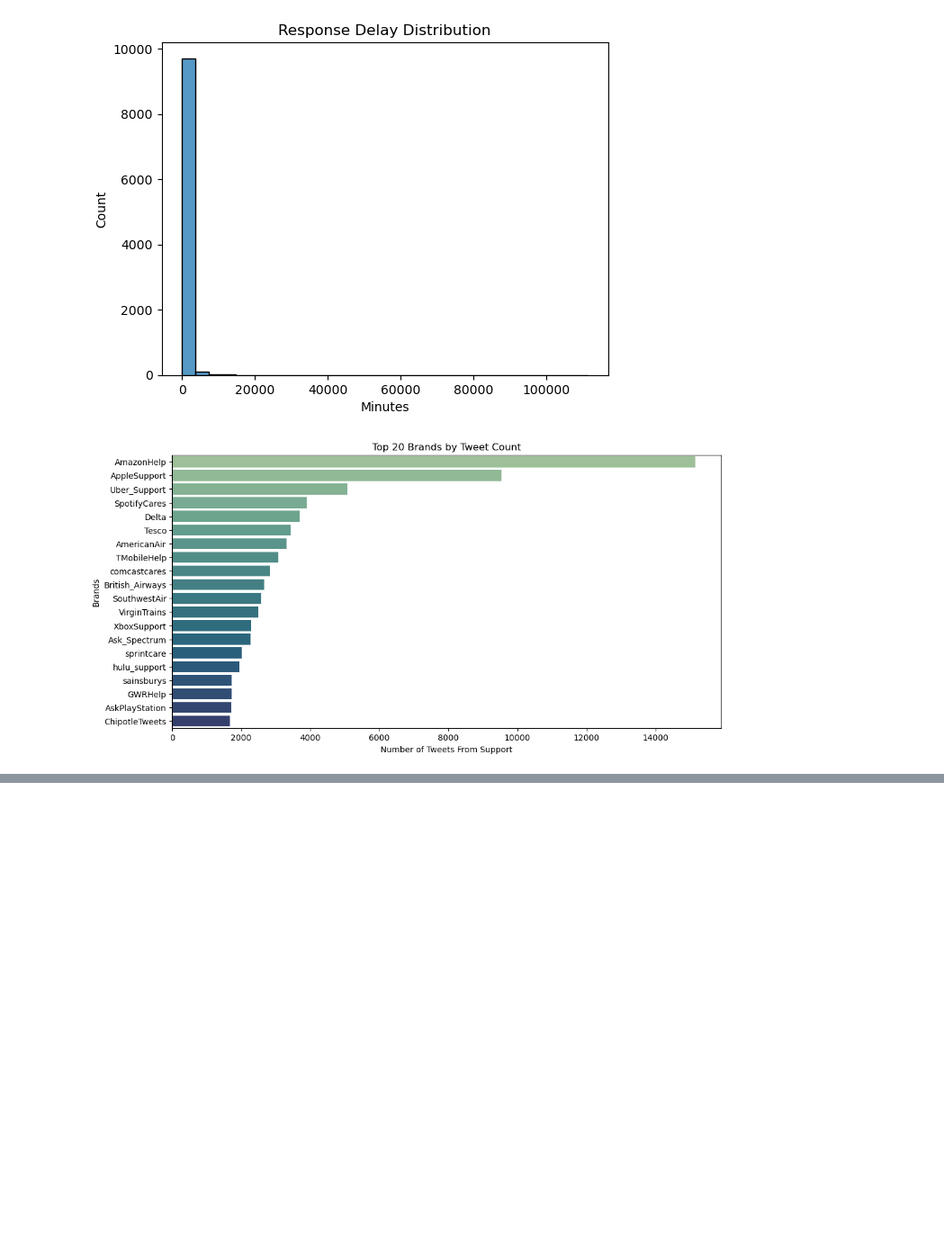
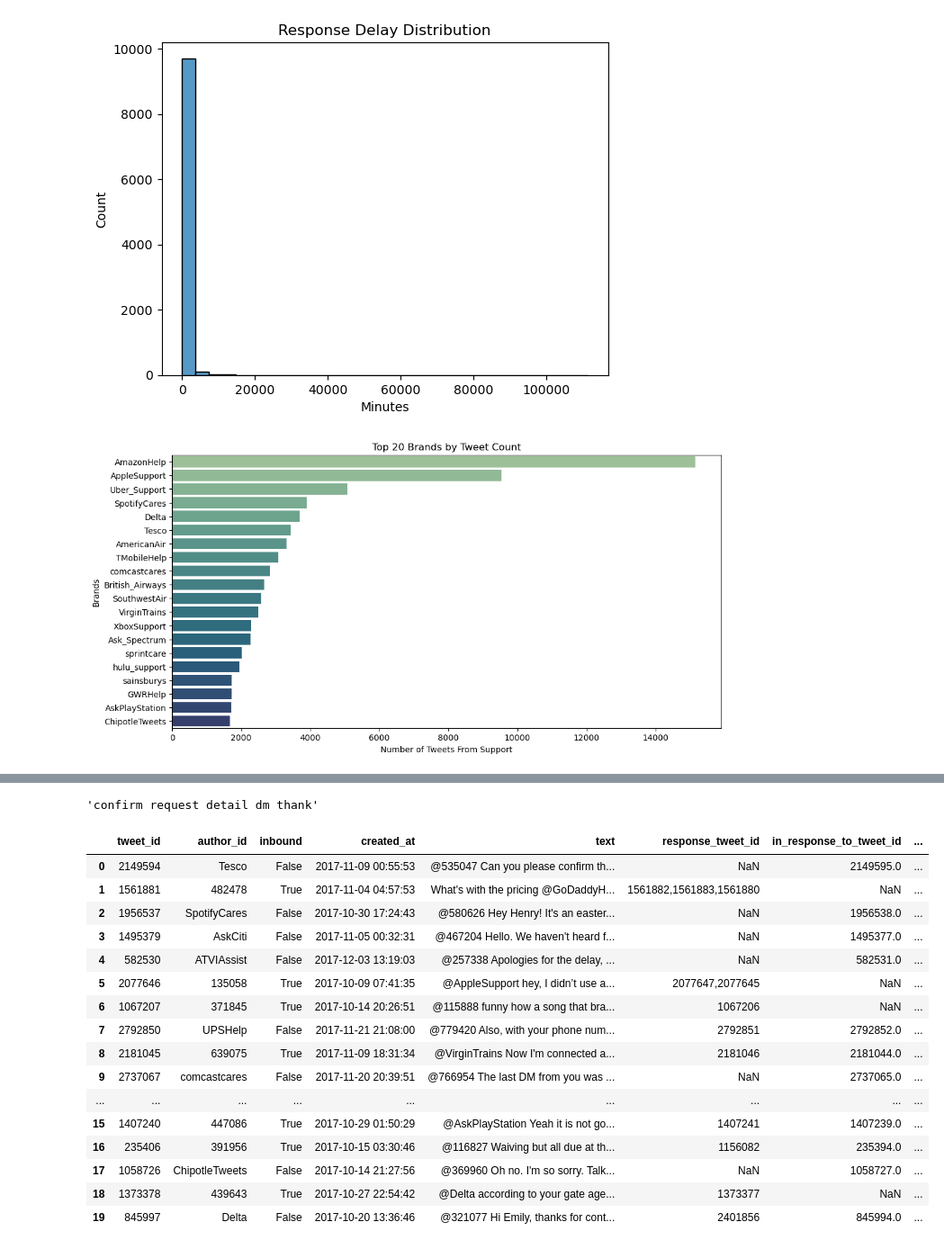
Before and after one commit to CamiloDS16/nlp-sentiment-analysis-X-csupport, a Jupyter notebook: notebooks/data-wrangling-cleaning.ipynb, the cells around one changed output, grey strips where cells are left out. Shown at 90% size. Saved outputs shown, nothing was run; the diff lists cells and outputs as text; code cells hidden in the pictures; blank space fills up the shorter version.

Commit message:
updated and fixed bugs in previous notebook. Added best lda model

```diff
--- a/notebooks/data-wrangling-cleaning.ipynb
+++ b/notebooks/data-wrangling-cleaning.ipynb
@@ -294,7 +293,6 @@ memory usage: 13.6+ MB
 nlp = spacy.load('en_core_web_sm')
 # %%
 # batch processing with spacy: advanced NLP preprocessing
-
 def batch_spacy_preprocessing(texts, batch_size=1000):
     """
     Process a batch of texts using SpaCy for NLP tasks such as lemmatization,
@@ -331,6 +329,6 @@ def batch_spacy_preprocessing(texts, batch_size=1000):
         return [], [], []
 
 # apply spacy batch processing
-texts = df['text'].astype(str).tolist()
+texts = df['cleaned_text'].astype(str).tolist()
 df['processed_text'], df['pos_tags'], df['dep_parse'] = batch_spacy_preprocessing(texts)
 # %% [output]
@@ -596,0 +630,40 @@ Initial Exploration - Best Number of Topics: 10, Coherence Score: 0.436496957152
+# %%
+# function to assing topic column to cleaned df
+def assign_topics(df, lda_model, dictionary, text_column='processed_text'):
+    """
+    Assigns the most probable topic to each document in the DataFrame using a trained LDA model.
+    Args:
+        df (pd.DataFrame): DataFrame containing the text data.
+        lda_model (LdaMulticore): Trained LDA model.
+        dictionary (Dictionary): Gensim dictionary used for the LDA model.
+        text_column (str): Name of the column in df containing the text data.
+    Returns:
+        pd.DataFrame: DataFrame with an additional 'topic' column.
+    """
+    def get_most_probable_topic(text):
+        try:
+            # Check for None or NaN
+            if text is None or pd.isna(text):
+                return None
+            bow = dictionary.doc2bow(text.split())
+            topic_distribution = lda_model.get_document_topics(bow)
+            most_probable_topic, _ = max(topic_distribution, key=lambda item: item[1])
+            return most_probable_topic
+        except Exception as e:
+            logging.error(f"Error in getting most probable topic: {e}")
+            return None
+
+    try:
+        df['topic'] = df[text_column].apply(get_most_probable_topic)
+        logging.info("Topics assigned successfully.")
+    except Exception as e:
+        logging.error(f"Error in assigning topics to DataFrame: {e}")
+
+    return df
+
+# Preparing the dictionary outside of the function
+texts = df['processed_text'].dropna().apply(lambda x: x.split())
+dictionary = corpora.Dictionary(texts)
+
+# Apply the function to your DataFrame
+df = assign_topics(df, best_model, dictionary)
@@ -596,0 +726,24 @@ Initial Exploration - Best Number of Topics: 10, Coherence Score: 0.436496957152
+# %%
+df['processed_text'][0]
+# %% [output]
+'confirm request detail dm thank'
+# %%
+df.head(20)
+# %% [output]
+|  | tweet_id | author_id | inbound | created_at | text | response_tweet_id | in_response_to_tweet_id | ... |
+| 0 | 2149594 | Tesco | False | 2017-11-09 00:55:53 | @535047 Can you please confirm th... | NaN | 2149595.0 | ... |
+| 1 | 1561881 | 482478 | True | 2017-11-04 04:57:53 | What's with the pricing @GoDaddyH... | 1561882,1561883,1561880 | NaN | ... |
+| 2 | 1956537 | SpotifyCares | False | 2017-10-30 17:24:43 | @580626 Hey Henry! It's an easter... | NaN | 1956538.0 | ... |
+| 3 | 1495379 | AskCiti | False | 2017-11-05 00:32:31 | @467204 Hello. We haven't heard f... | NaN | 1495377.0 | ... |
+| 4 | 582530 | ATVIAssist | False | 2017-12-03 13:19:03 | @257338 Apologies for the delay, ... | NaN | 582531.0 | ... |
+| 5 | 2077646 | 135058 | True | 2017-10-09 07:41:35 | @AppleSupport hey, I didn’t use a... | 2077647,2077645 | NaN | ... |
+| 6 | 1067207 | 371845 | True | 2017-10-14 20:26:51 | @115888 funny how a song that bra... | 1067206 | NaN | ... |
+| 7 | 2792850 | UPSHelp | False | 2017-11-21 21:08:00 | @779420 Also, with your phone num... | 2792851 | 2792852.0 | ... |
+| 8 | 2181045 | 639075 | True | 2017-11-09 18:31:34 | @VirginTrains Now I'm connected a... | 2181046 | 2181044.0 | ... |
+| 9 | 2737067 | comcastcares | False | 2017-11-20 20:39:51 | @766954 The last DM from you was ... | NaN | 2737065.0 | ... |
+| ... | ... | ... | ... | ... | ... | ... | ... | ... |
+| 15 | 1407240 | 447086 | True | 2017-10-29 01:50:29 | @AskPlayStation Yeah it is not go... | 1407241 | 1407239.0 | ... |
+| 16 | 235406 | 391956 | True | 2017-10-15 03:30:46 | @116827 Waiving but all due at th... | 1156082 | 235394.0 | ... |
+| 17 | 1058726 | ChipotleTweets | False | 2017-10-14 21:27:56 | @369960 Oh no. I'm so sorry. Talk... | NaN | 1058727.0 | ... |
+| 18 | 1373378 | 439643 | True | 2017-10-27 22:54:42 | @Delta according to your gate age... | 1373377 | NaN | ... |
+| 19 | 845997 | Delta | False | 2017-10-20 13:36:46 | @321077 Hi Emily, thanks for cont... | 2401856 | 845994.0 | ... |
```
Also changed, not shown: parts of 14 cells of this notebook, 4 other files.
